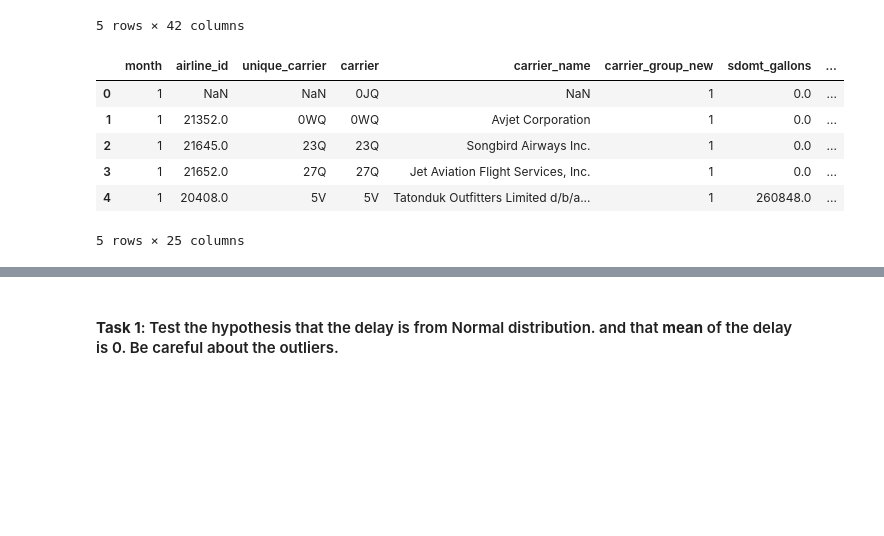
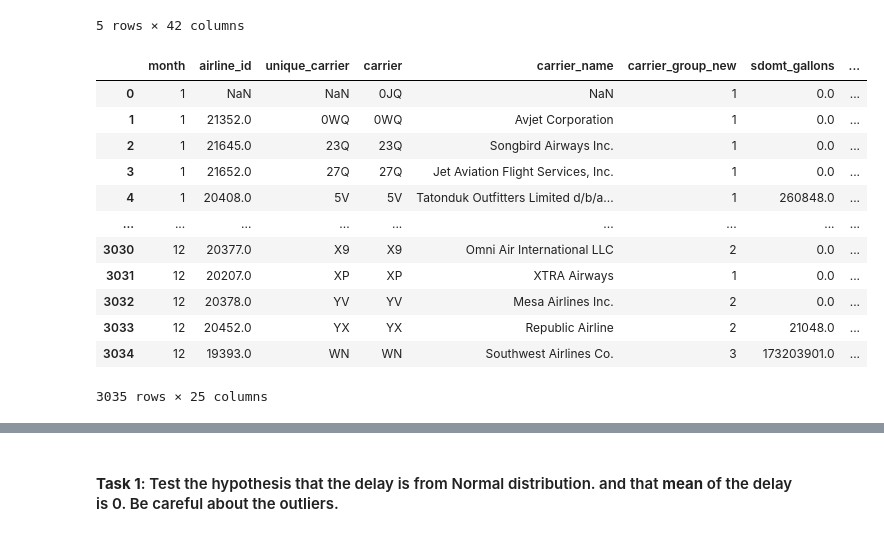
Before and after one commit to anzhgrdva/Predicting_Flight_Delays, a Jupyter notebook: EDA/exploratory_analysis_1-5.ipynb, the cells around one changed output, grey strips where cells are left out. Cells and saved outputs as stored; diff of their text form; code cells hidden in the pictures; blank space fills up the shorter version.

```diff
--- a/EDA/exploratory_analysis_1-5.ipynb
+++ b/EDA/exploratory_analysis_1-5.ipynb
@@ -289,15 +298,21 @@ flights.head()
 5 rows × 42 columns
 # %%
 fuel = pd.read_csv('../data/raw/fuel_raw.csv')
-fuel.head()
+fuel
 # %% [output]
 |  | month | airline_id | unique_carrier | carrier | carrier_name | carrier_group_new | sdomt_gallons | ... |
 | 0 | 1 | NaN | NaN | 0JQ | NaN | 1 | 0.0 | ... |
 | 1 | 1 | 21352.0 | 0WQ | 0WQ | Avjet Corporation | 1 | 0.0 | ... |
 | 2 | 1 | 21645.0 | 23Q | 23Q | Songbird Airways Inc. | 1 | 0.0 | ... |
 | 3 | 1 | 21652.0 | 27Q | 27Q | Jet Aviation Flight Services, Inc. | 1 | 0.0 | ... |
 | 4 | 1 | 20408.0 | 5V | 5V | Tatonduk Outfitters Limited d/b/a... | 1 | 260848.0 | ... |
+| ... | ... | ... | ... | ... | ... | ... | ... | ... |
+| 3030 | 12 | 20377.0 | X9 | X9 | Omni Air International LLC | 2 | 0.0 | ... |
+| 3031 | 12 | 20207.0 | XP | XP | XTRA Airways | 1 | 0.0 | ... |
+| 3032 | 12 | 20378.0 | YV | YV | Mesa Airlines Inc. | 2 | 0.0 | ... |
+| 3033 | 12 | 20452.0 | YX | YX | Republic Airline | 2 | 21048.0 | ... |
+| 3034 | 12 | 19393.0 | WN | WN | Southwest Airlines Co. | 3 | 173203901.0 | ... |
-5 rows × 25 columns
+3035 rows × 25 columns
 # %%
 passengers = pd.read_csv('../data/raw/passengers_raw.csv')
 passengers.head()
```
Also changed, not shown: parts of 31 cells of this notebook.
